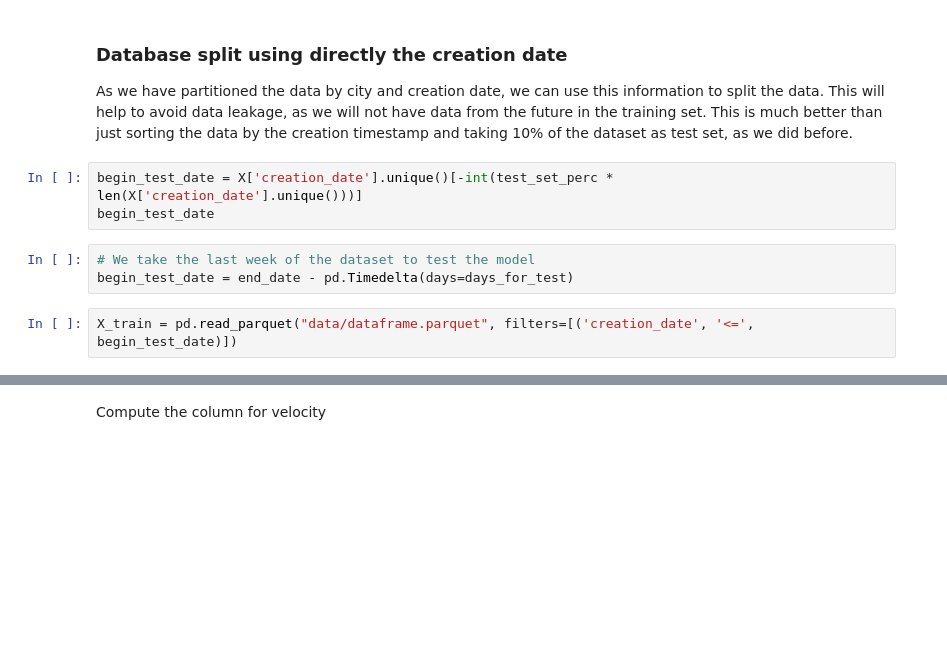
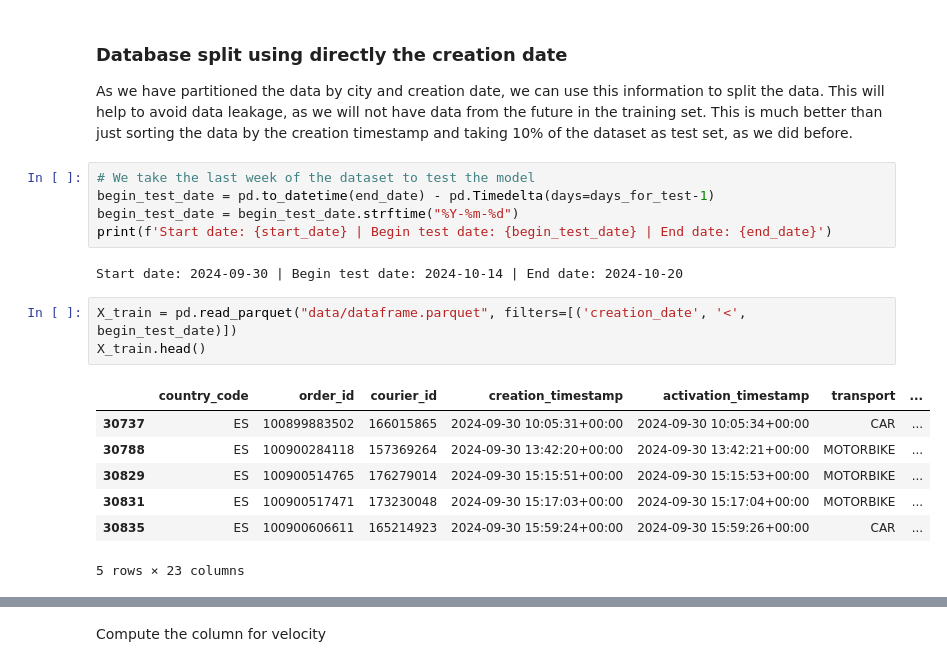
Before and after one commit to AngieC96/pickup-to-delivery-overall, a Jupyter notebook: PDO.ipynb, the cells around one changed output, grey strips where cells are left out. Saved outputs shown, nothing was run; the diff lists cells and outputs as text; blank space fills up the shorter version.

Commit message:
Split train/test according to dates

```diff
--- a/PDO.ipynb
+++ b/PDO.ipynb
@@ -324,12 +383,22 @@ print(X_test.shape, y_test.shape)
 
 As we have partitioned the data by city and creation date, we can use this information to split the data. This will help to avoid data leakage, as we will not have data from the future in the training set.
 This is much better than just sorting the data by the creation timestamp and taking 10% of the dataset as test set, as we did before.
-# %%
-begin_test_date = X['creation_date'].unique()[-int(test_set_perc * len(X['creation_date'].unique()))]
-begin_test_date
 # %%
 # We take the last week of the dataset to test the model
-begin_test_date = end_date - pd.Timedelta(days=days_for_test)
+begin_test_date = pd.to_datetime(end_date) - pd.Timedelta(days=days_for_test-1)
+begin_test_date = begin_test_date.strftime("%Y-%m-%d")
+print(f'Start date: {start_date} | Begin test date: {begin_test_date} | End date: {end_date}')
+# %% [output]
+Start date: 2024-09-30 | Begin test date: 2024-10-14 | End date: 2024-10-20
 # %%
-X_train = pd.read_parquet("data/dataframe.parquet", filters=[('creation_date', '<=', begin_test_date)])
+X_train = pd.read_parquet("data/dataframe.parquet", filters=[('creation_date', '<', begin_test_date)])
+X_train.head()
+# %% [output]
+|  | country_code | order_id | courier_id | creation_timestamp | activation_timestamp | transport | ... |
+| 30737 | ES | 100899883502 | 166015865 | 2024-09-30 10:05:31+00:00 | 2024-09-30 10:05:34+00:00 | CAR | ... |
+| 30788 | ES | 100900284118 | 157369264 | 2024-09-30 13:42:20+00:00 | 2024-09-30 13:42:21+00:00 | MOTORBIKE | ... |
+| 30829 | ES | 100900514765 | 176279014 | 2024-09-30 15:15:51+00:00 | 2024-09-30 15:15:53+00:00 | MOTORBIKE | ... |
+| 30831 | ES | 100900517471 | 173230048 | 2024-09-30 15:17:03+00:00 | 2024-09-30 15:17:04+00:00 | MOTORBIKE | ... |
+| 30835 | ES | 100900606611 | 165214923 | 2024-09-30 15:59:24+00:00 | 2024-09-30 15:59:26+00:00 | CAR | ... |
+5 rows × 23 columns
 # %%
```
Also changed, not shown: parts of 13 cells of this notebook, 1 other file.
